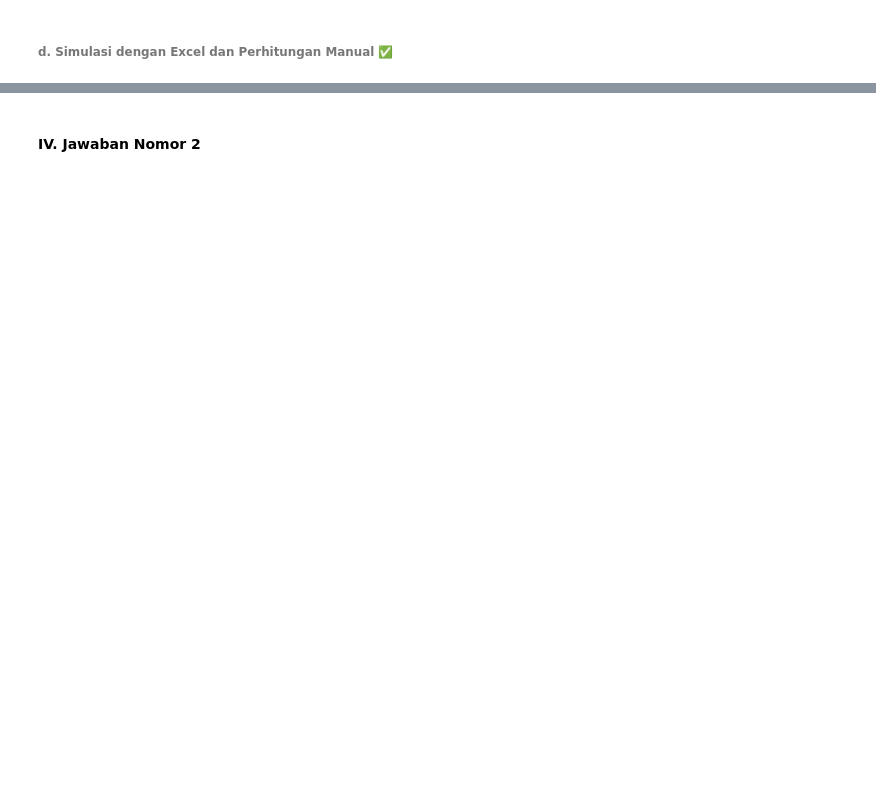
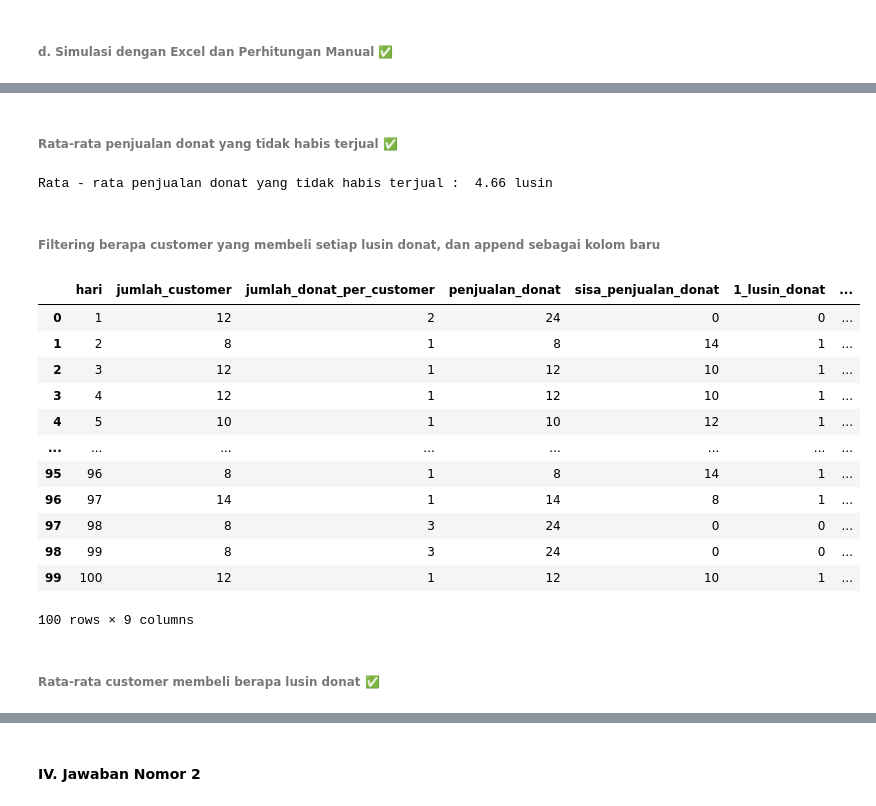
Before and after one commit to rasvanjaya21/pemodelan-dan-simulasi-data, a Jupyter notebook: UTS.ipynb, the cells around one changed output, grey strips where cells are left out. Drawn from its saved outputs; the diff is of its cells as text; code cells hidden in the pictures; blank space fills up the shorter version.

```diff
--- a/UTS.ipynb
+++ b/UTS.ipynb
@@ -244,0 +255,5 @@ df.head(100)
+# %%
+# append hasil ke data frame
+df['penjualan_donat'] = df['jumlah_customer'] * df['jumlah_donat_per_customer']
+
+df.head(100)
@@ -244,0 +285,8 @@ df.head(100)
+# %%
+# code sama seperti cell diatas
+# stok penjualan disetiap harinya diambil dari rata - rata penjualan donat
+stokPenjualanDonat = df['penjualan_donat'].mean()
+
+# pembulatan stock penjualan donat
+stokPenjualanDonat = round(stokPenjualanDonat)
+print("Stok penjualan donat setiap hari : ", stokPenjualanDonat, "lusin")
@@ -244,0 +297,5 @@ df.head(100)
+# %%
+# sisa penjualan donat
+df['sisa_penjualan_donat'] = df['penjualan_donat'].apply(lambda x: stokPenjualanDonat - x if x <= stokPenjualanDonat else 0)
+
+df.head(100)
@@ -244,0 +316,42 @@ df.head(100)
+# %% [markdown]
+######  Rata-rata penjualan donat yang tidak habis terjual ✅
+# %%
+# rata - rata sisa penjualan donat di setiap hari nya
+rataRataSisaPenjualanDonat = df['sisa_penjualan_donat'].mean()
+
+# menampilkan hasil
+print("Rata - rata penjualan donat yang tidak habis terjual : ", rataRataSisaPenjualanDonat, "lusin")
+# %% [output]
+Rata - rata penjualan donat yang tidak habis terjual :  4.66 lusin
+# %% [markdown]
+###### Filtering berapa customer yang membeli setiap lusin donat, dan append sebagai kolom baru
+# %%
+# filter value "1" lusin donat and create new column "1_lusin_donat"
+df['1_lusin_donat'] = df['jumlah_donat_per_customer'].apply(lambda x: 1 if x == 1 else 0)
+
+# filter value "2" lusin donat and create new column "2_lusin_donat"
+df['2_lusin_donat'] = df['jumlah_donat_per_customer'].apply(lambda x: 1 if x == 2 else 0)
+
+# filter value "3" lusin donat and create new column "3_lusin_donat"
+df['3_lusin_donat'] = df['jumlah_donat_per_customer'].apply(lambda x: 1 if x == 3 else 0)
+
+# filter value "4" lusin donat and create new column "4_lusin_donat"
+df['4_lusin_donat'] = df['jumlah_donat_per_customer'].apply(lambda x: 1 if x == 4 else 0)
+
+df.head(100)
+# %% [output]
+|  | hari | jumlah_customer | jumlah_donat_per_customer | penjualan_donat | sisa_penjualan_donat | 1_lusin_donat | ... |
+| 0 | 1 | 12 | 2 | 24 | 0 | 0 | ... |
+| 1 | 2 | 8 | 1 | 8 | 14 | 1 | ... |
+| 2 | 3 | 12 | 1 | 12 | 10 | 1 | ... |
+| 3 | 4 | 12 | 1 | 12 | 10 | 1 | ... |
+| 4 | 5 | 10 | 1 | 10 | 12 | 1 | ... |
+| ... | ... | ... | ... | ... | ... | ... | ... |
+| 95 | 96 | 8 | 1 | 8 | 14 | 1 | ... |
+| 96 | 97 | 14 | 1 | 14 | 8 | 1 | ... |
+| 97 | 98 | 8 | 3 | 24 | 0 | 0 | ... |
+| 98 | 99 | 8 | 3 | 24 | 0 | 0 | ... |
+| 99 | 100 | 12 | 1 | 12 | 10 | 1 | ... |
+100 rows × 9 columns
+# %% [markdown]
+###### Rata-rata customer membeli berapa lusin donat ✅
```
Also changed, not shown: parts of 30 cells of this notebook.
